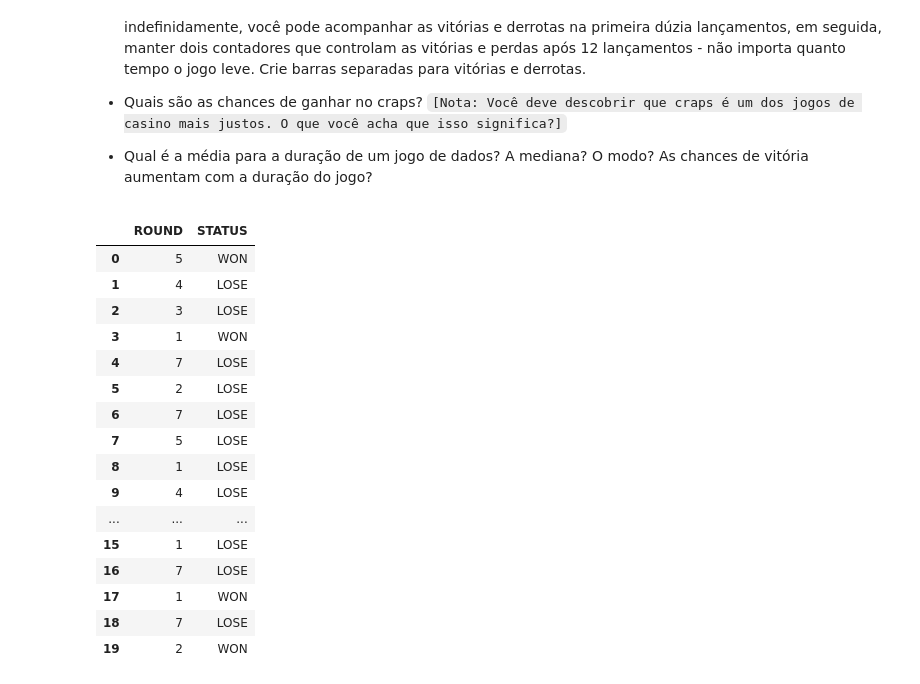
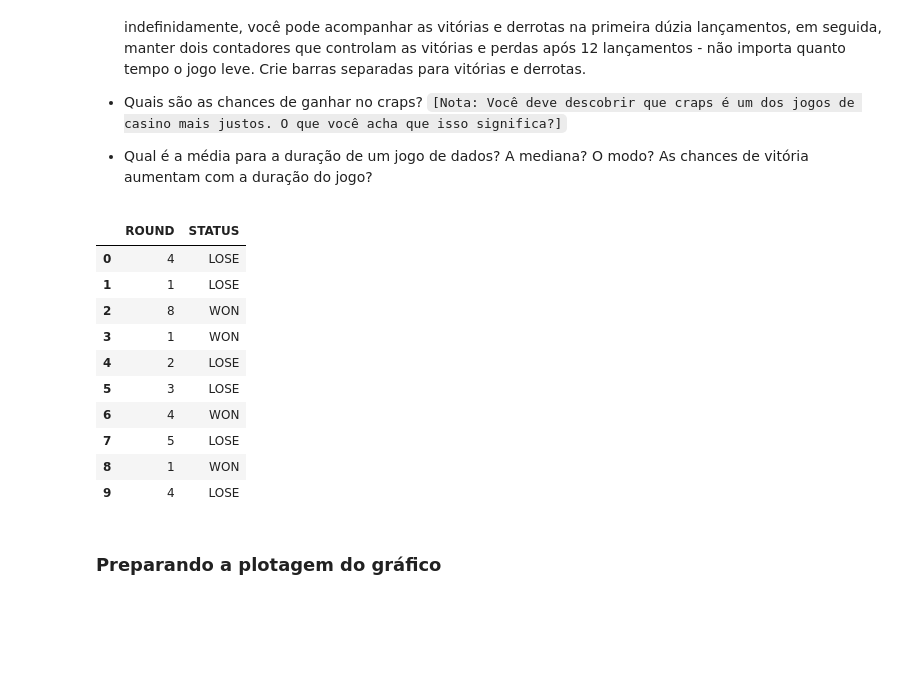
Before and after one commit to mpbruder/TT007-AnaliseDadosPython, a Jupyter notebook: exercicios/Aula3-jupyter/craps-game.ipynb, the cells around one changed output. Cells and saved outputs as stored; diff of their text form; code cells hidden in the pictures; blank space fills up the shorter version.

```diff
--- a/exercicios/Aula3-jupyter/craps-game.ipynb
+++ b/exercicios/Aula3-jupyter/craps-game.ipynb
@@ -97,25 +97,21 @@ As chances de vitória aumentam com a duração do jogo?
 games = [craps() for i in range(1000000)]
 # %%
 g = pd.DataFrame(games, columns=["ROUND", "STATUS"])
-g.head(20)
+g.head(10)
 # %% [output]
 |  | ROUND | STATUS |
-| 0 | 5 | WON |
-| 1 | 4 | LOSE |
-| 2 | 3 | LOSE |
+| 0 | 4 | LOSE |
+| 1 | 1 | LOSE |
+| 2 | 8 | WON |
 | 3 | 1 | WON |
-| 4 | 7 | LOSE |
-| 5 | 2 | LOSE |
-| 6 | 7 | LOSE |
+| 4 | 2 | LOSE |
+| 5 | 3 | LOSE |
+| 6 | 4 | WON |
 | 7 | 5 | LOSE |
-| 8 | 1 | LOSE |
+| 8 | 1 | WON |
 | 9 | 4 | LOSE |
-| ... | ... | ... |
-| 15 | 1 | LOSE |
-| 16 | 7 | LOSE |
-| 17 | 1 | WON |
-| 18 | 7 | LOSE |
-| 19 | 2 | WON |
+# %% [markdown]
+### Preparando a plotagem do gráfico
 # %%
 # Criando novo dataset com vitorias e derrotas por rodada
 win = []
```
Also changed, not shown: parts of 7 cells of this notebook, 1 other file.
